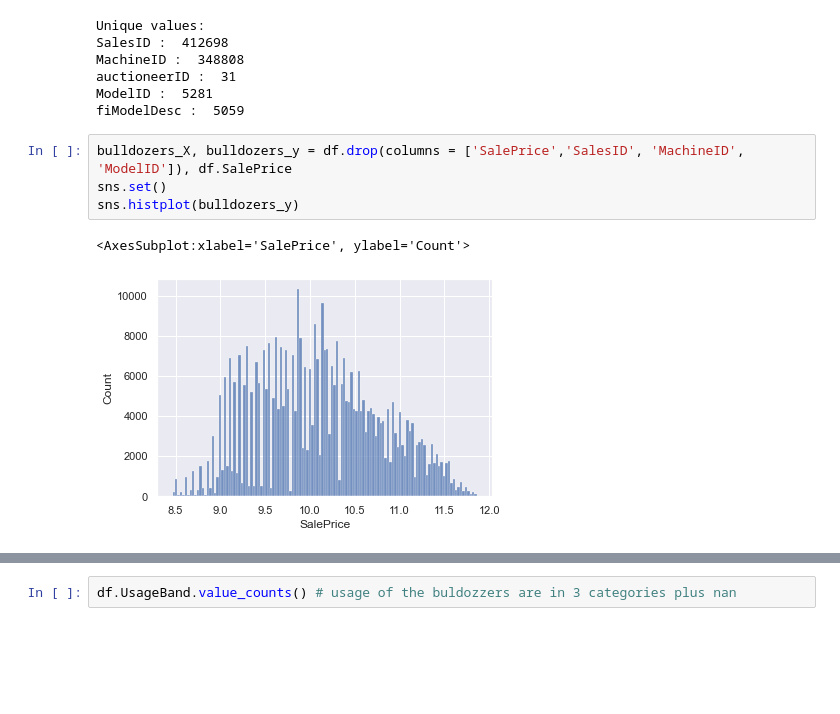
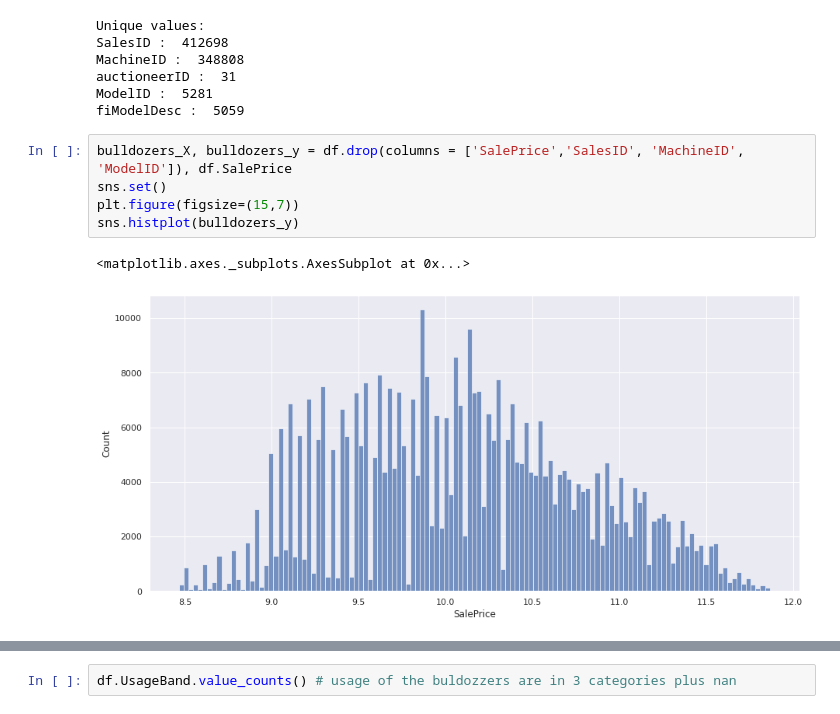
Before and after one commit to katarinagresova/M7DataSP_2020, a Jupyter notebook: assignment_10/blue_book_for_bulldozers.ipynb, the cells around one changed output, grey strips where cells are left out. Saved outputs shown, nothing was run; the diff lists cells and outputs as text; blank space fills up the shorter version.

Commit message:
fixing axis x labels in figures

```diff
--- a/assignment_10/blue_book_for_bulldozers.ipynb
+++ b/assignment_10/blue_book_for_bulldozers.ipynb
@@ -123,7 +122,8 @@ fiModelDesc :  5059
 # %%
 bulldozers_X, bulldozers_y = df.drop(columns = ['SalePrice','SalesID', 'MachineID', 'ModelID']), df.SalePrice
 sns.set()
+plt.figure(figsize=(15,7))
 sns.histplot(bulldozers_y)
 # %% [output]
-<AxesSubplot:xlabel='SalePrice', ylabel='Count'>
+<matplotlib.axes._subplots.AxesSubplot at 0x...>
-[figure, old version]
+[figure, new version]
```
Also changed, not shown: parts of 4 cells of this notebook.
